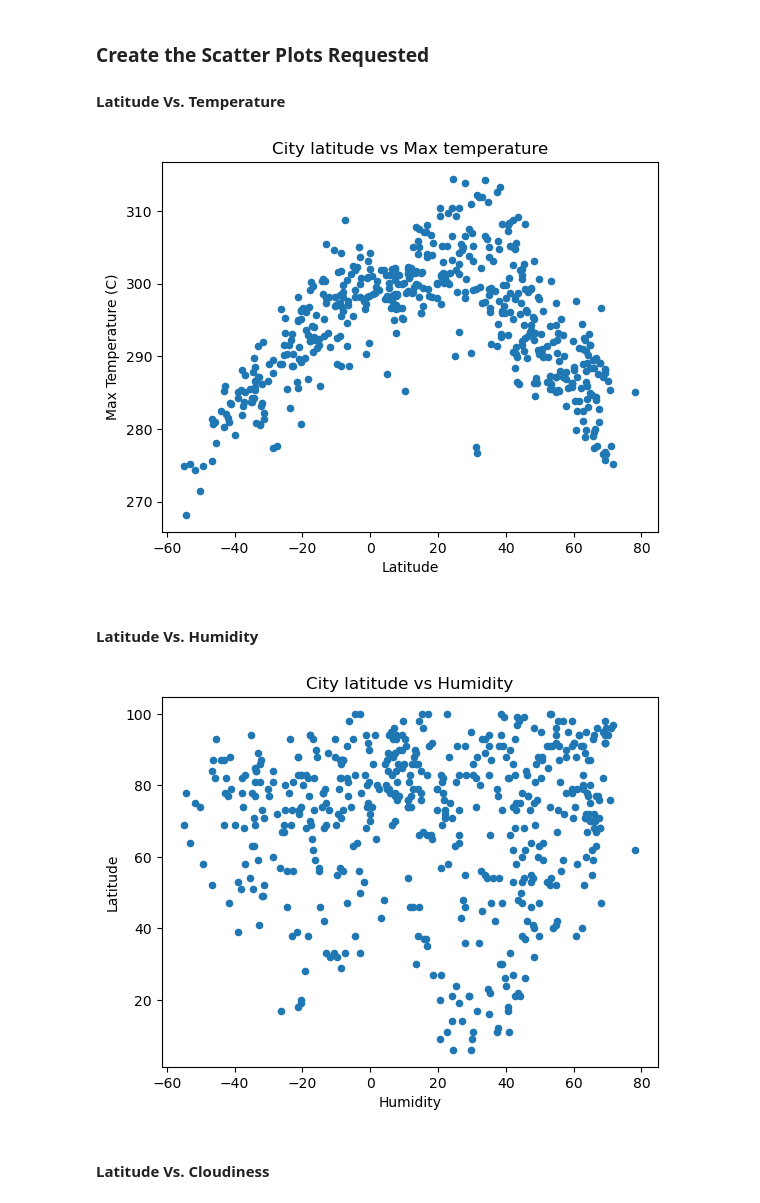
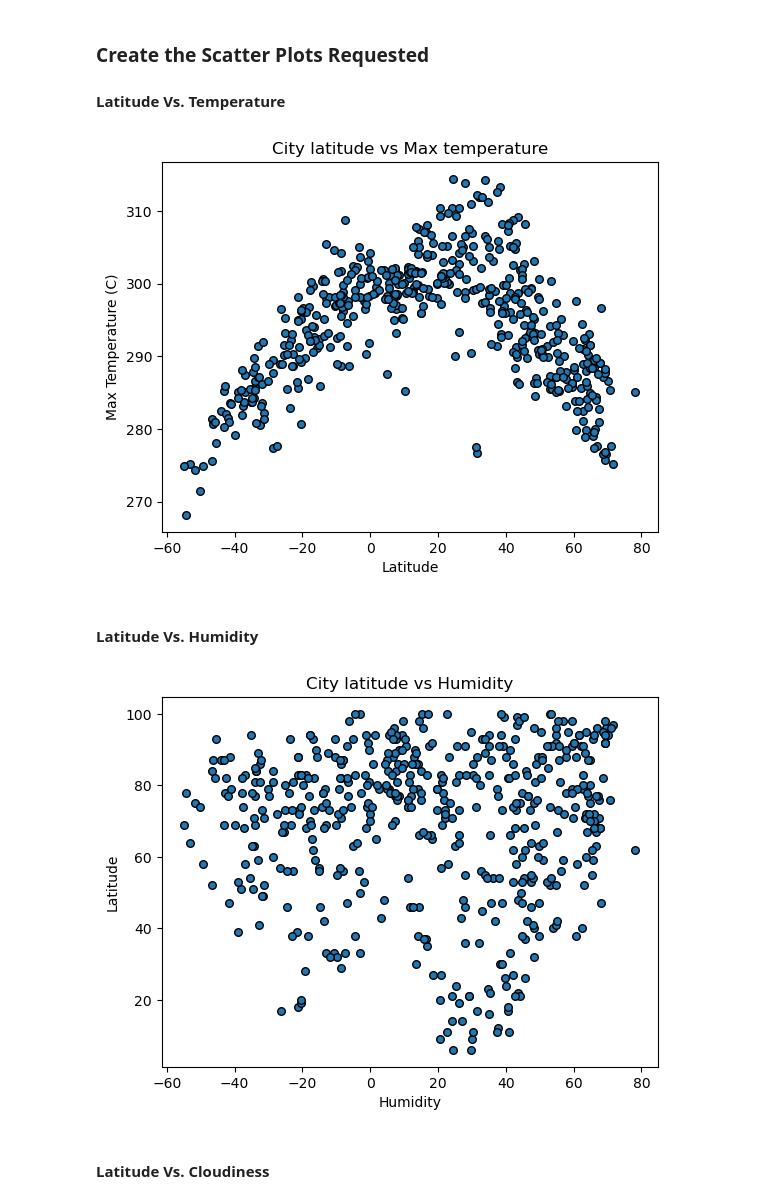
Before and after one commit to Felo2023/python-api-challenge, a Jupyter notebook: Starter_Code/starter_code/WeatherPy - FJGD.ipynb, the cells around one changed output. Cells and saved outputs as stored; diff of their text form; code cells hidden in the pictures.

```diff
--- a/Starter_Code/starter_code/WeatherPy - FJGD.ipynb
+++ b/Starter_Code/starter_code/WeatherPy - FJGD.ipynb
@@ -191,7 +191,7 @@ city_data_df.head()
 # %%
 # Build scatter plot for latitude vs. temperature
 # YOUR CODE HERE
-city_data_df.plot.scatter('Lat','Max Temp')
+city_data_df.plot.scatter('Lat','Max Temp',edgecolor='black',s=30)
 
 # Incorporate the other graph properties
 # YOUR CODE HERE
@@ -204,26 +204,26 @@ plt.savefig("../output_data/Fig1.png")
 # Show plot
 plt.show()
 # %% [output]
-[figure, old version]
+[figure, new version]
 # %% [markdown]
 #### Latitude Vs. Humidity
 # %%
 # Build the scatter plots for latitude vs. humidity
 # YOUR CODE HERE
-city_data_df.plot.scatter('Lat','Humidity')
+city_data_df.plot.scatter('Lat','Humidity',edgecolor='black',s=30)
 # Incorporate the other graph properties
 # YOUR CODE HERE
 plt.xlabel('Humidity')
 plt.ylabel('Latitude')
 plt.title('City latitude vs Humidity')
 # Save the figure
 plt.savefig("../output_data/Fig2.png")
 
 # Show plot
 
 plt.show()
 # %% [output]
-[figure, old version]
+[figure, new version]
 # %% [markdown]
 #### Latitude Vs. Cloudiness
 # %%
```
Also changed, not shown: parts of 6 cells of this notebook, 4 other files.
